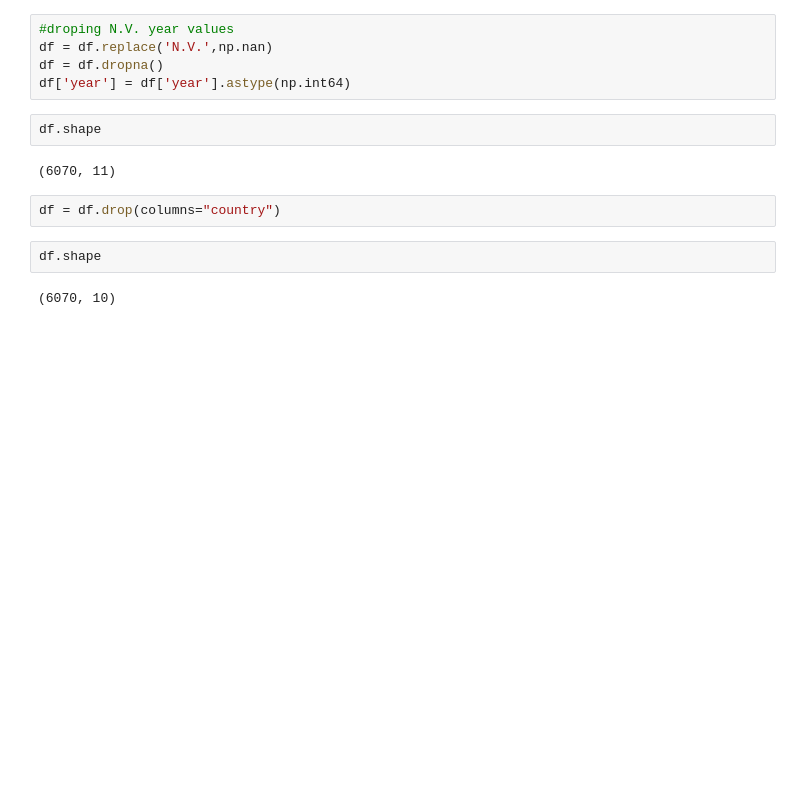
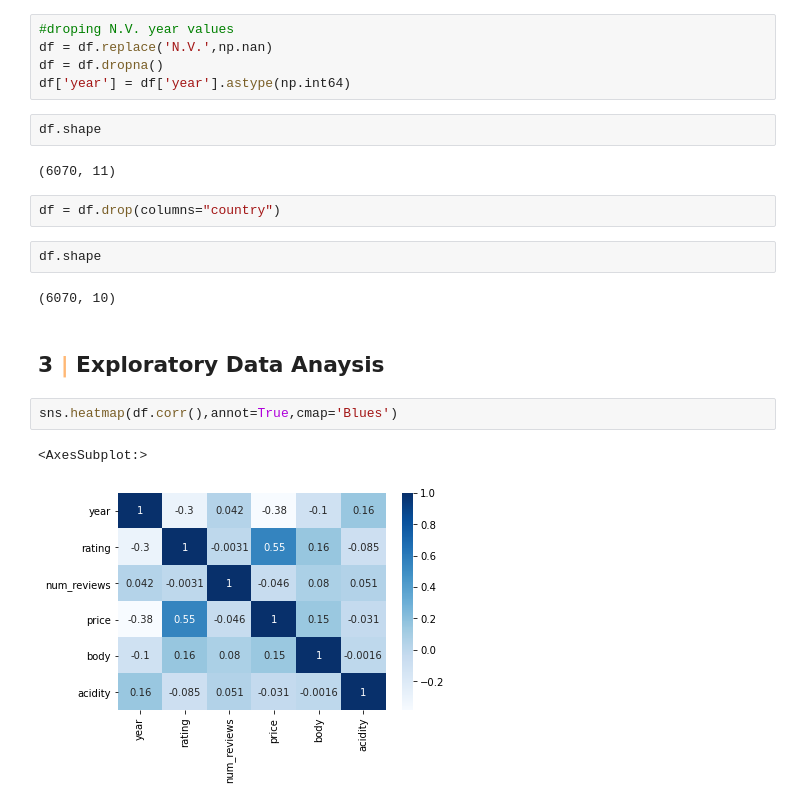
Before and after one commit to javihm77/Data-Science, a Jupyter notebook: Linear Regression/Wine Price Regression.ipynb, the cells around one changed output. Drawn from its saved outputs; the diff is of its cells as text; blank space fills up the shorter version.

```diff
--- a/Linear Regression/Wine Price Regression.ipynb
+++ b/Linear Regression/Wine Price Regression.ipynb
@@ -146,3 +148,10 @@ df = df.drop(columns="country")
 df.shape
 # %% [output]
 (6070, 10)
+# %% [markdown]
+## <b>3 <span style='color:#FFB875'>|</span> Exploratory Data Anaysis</b>
+# %%
+sns.heatmap(df.corr(),annot=True,cmap='Blues')
+# %% [output]
+<AxesSubplot:>
+[figure, added]
```
Also changed, not shown: parts of 27 cells of this notebook.
